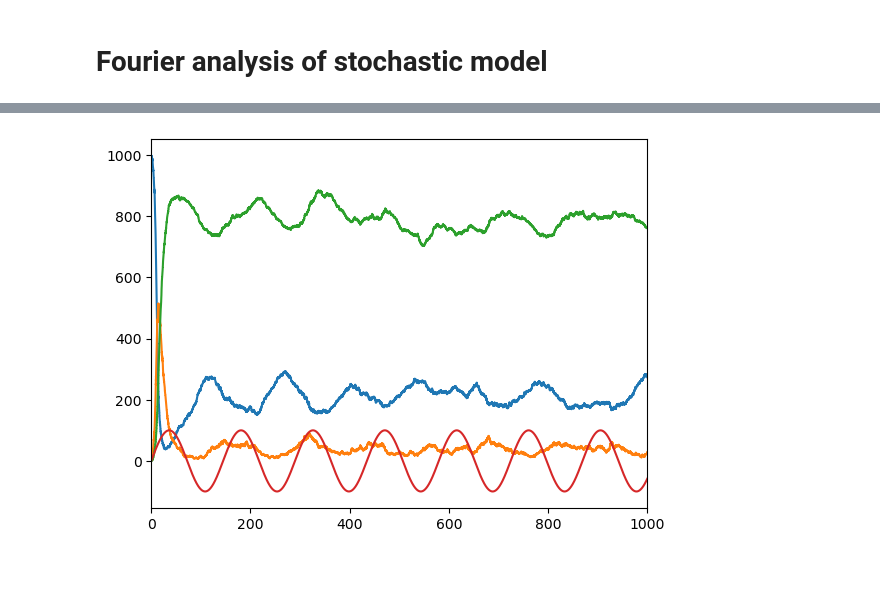
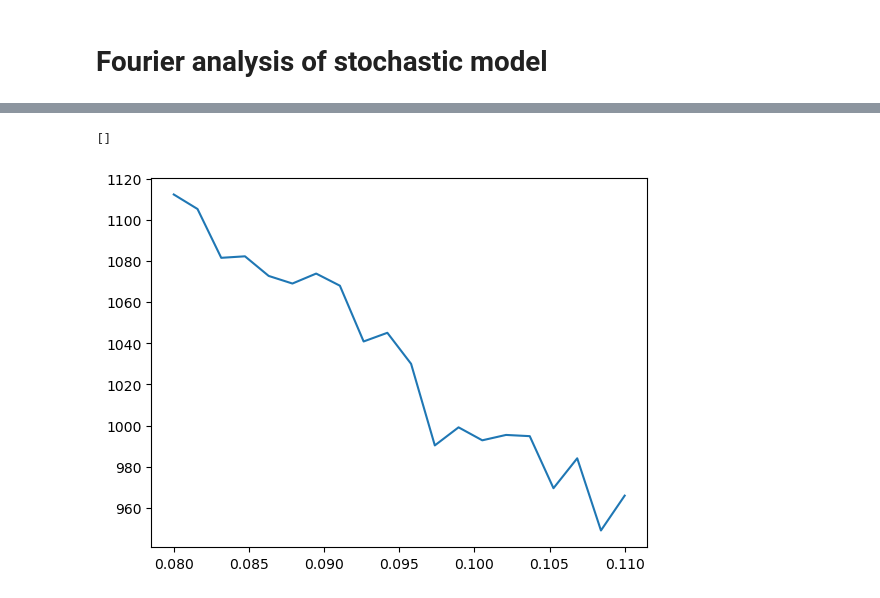
Before and after one commit to VictorianHues/Stochastic-SpatialModels_Assignment2, a Jupyter notebook: Peterson_15476758_Beumer_12640662_assignment2.ipynb, the cells around one changed output, grey strips where cells are left out. Cells and saved outputs as stored; diff of their text form; code cells hidden in the pictures; blank space fills up the shorter version.

```diff
--- a/Peterson_15476758_Beumer_12640662_assignment2.ipynb
+++ b/Peterson_15476758_Beumer_12640662_assignment2.ipynb
@@ -276,17 +276,39 @@ len(model.results.time) = 178237
-# %%
-def sinewave(t):
-    return 100 * np.sin(2*np.pi*0.0069*t)
-
-wave = sinewave(np.array(model.results.time))
-
-plt.plot(model.results.time, model.results.S_List, label='S')
-plt.plot(model.results.time, model.results.I_List, label='I')
-plt.plot(model.results.time, model.results.R_List, label='R')
-plt.plot(model.results.time, wave, label='Wave')
-plt.xlim(0, 1000)
-plt.show()
-# %% [output]
-[figure, removed]
+# %%
+# Initial Values
+X0 = 9995
+Y0 = 5
+# X0 = 1000
+# Y0 = 0
+Z0 = 0
+N = X0 + Y0 + Z0
+beta = 0.5
+# gamma = 0.1
+mu = 0.005
+maxTime = 1000
+
+stdev_list = []
+gamma_space = np.linspace(0.08, 0.11, 20)
+
+for gamma in gamma_space:
+    samples = 3
+    stdev = 0
+    while samples > 0:
+        model = SIRModelGillespies(X0, Y0, Z0, N, beta, gamma, mu)
+        model.gillespiesSimulation(maxTime)
+        if model.results.I_List[-1] == 0:
+            continue
+        stdev += np.std(np.array(model.results.I_List)[300:])
+        samples -= 1
+    stdev /= 3
+    stdev_list.append(stdev)
+
+plt.plot(gamma_space, stdev_list)
+plt.plot()
+    # averageTimeStepSize = np.diff(np.array(model.results.time)).mean()
+    # fourierOnSeries(model.results.I_List, averageTimeStepSize, height=1e6, width=1)
+# %% [output]
+[]
+[figure, added]
 # %%
 # Initial Values
 X0 = 995
```
Also changed, not shown: parts of 4 cells of this notebook.
